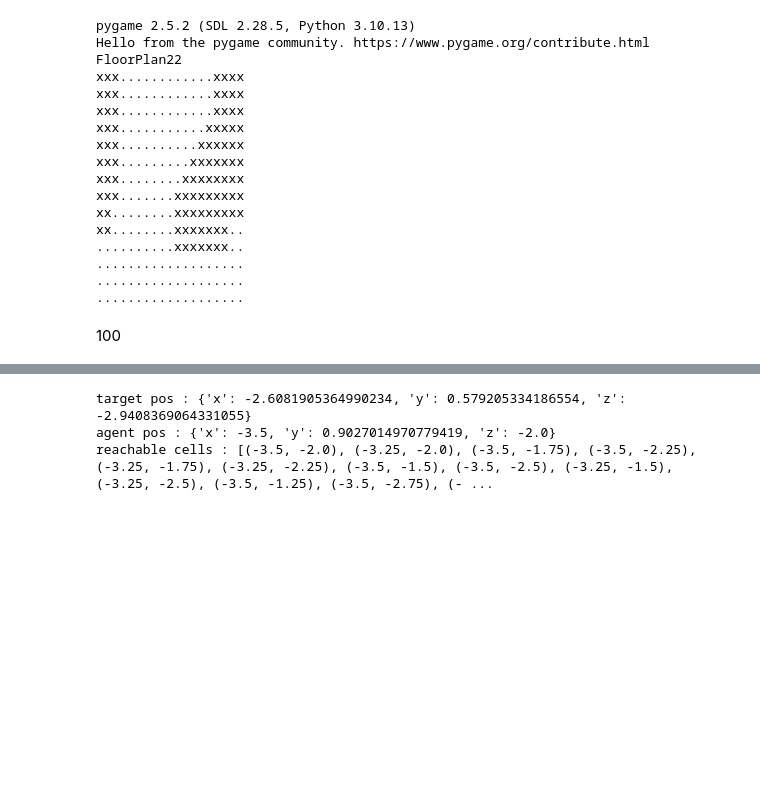
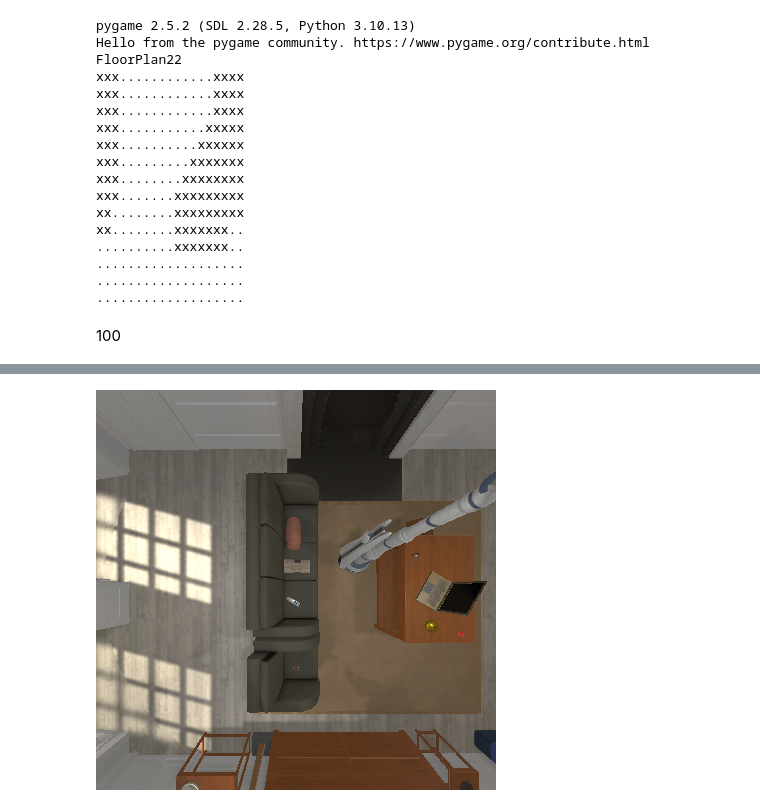
Before and after one commit to archie1983/llm_semantic_navigation, a Jupyter notebook: environment.ipynb, the cells around one changed output, grey strips where cells are left out. Saved outputs shown, nothing was run; the diff lists cells and outputs as text; code cells hidden in the pictures; blank space fills up the shorter version.

```diff
--- a/environment.ipynb
+++ b/environment.ipynb
@@ -166,9 +92,15 @@ Jupyter environment detected. Enabling Open3D WebVisualizer.
 # %%
-rnc.print_world_state("Vase")
+rnc.execute_action_plan(plan)
+
+ev = rnc.controller.last_event
+plot_frames(ev.third_party_camera_frames[0])
+
+#path = aenf.get_path(controller, obj_id, cur_robot_pos, cur_robot_rt, False)
+#print(path)
+
+#rnc.print_world_state("Vase")
 # %% [output]
-target pos : {'x': -2.6081905364990234, 'y': 0.579205334186554, 'z': -2.9408369064331055}
-agent pos : {'x': -3.5, 'y': 0.9027014970779419, 'z': -2.0}
-reachable cells : [(-3.5, -2.0), (-3.25, -2.0), (-3.5, -1.75), (-3.5, -2.25), (-3.25, -1.75), (-3.25, -2.25), (-3.5, -1.5), (-3.5, -2.5), (-3.25, -1.5), (-3.25, -2.5), (-3.5, -1.25), (-3.5, -2.75), (- ...
+[figure, added]
 # %%
 rnc.navigate_to_object("Vase")
 rnc.print_current_pose_of_robot()
```
Also changed, not shown: parts of 4 cells of this notebook, 3 other files.
